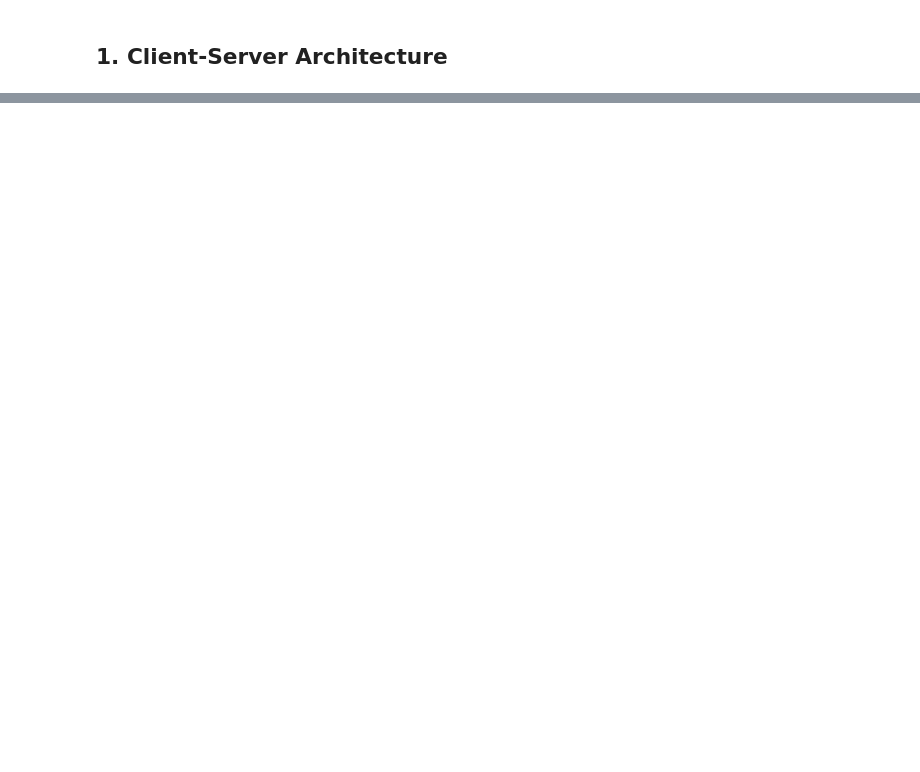
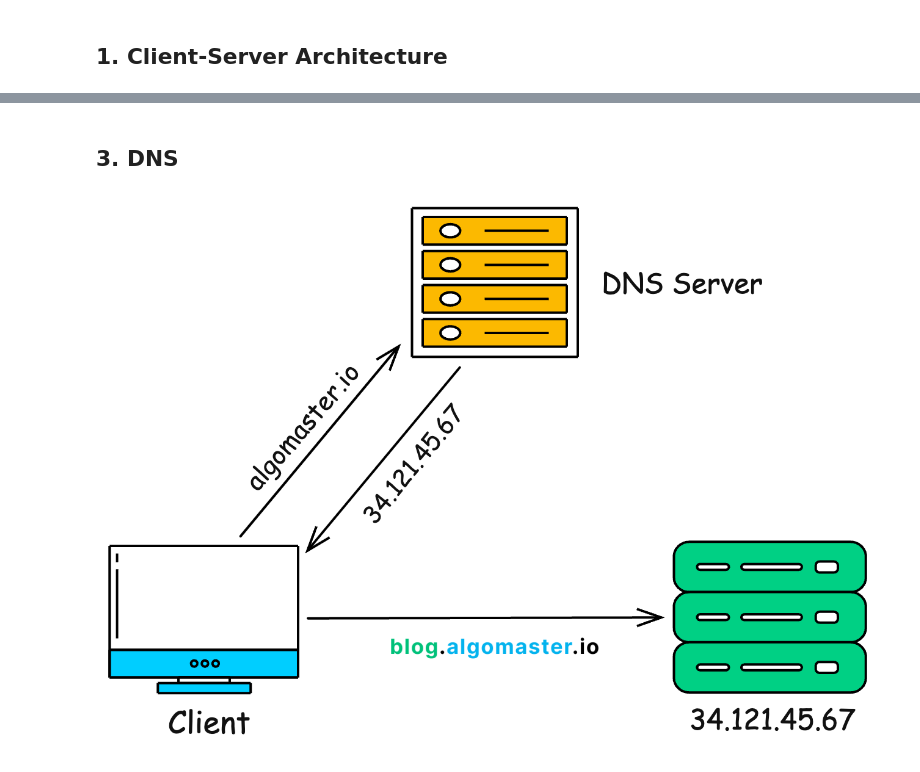
Before and after one commit to jain40470/System-Design, a Jupyter notebook: HLD/Basic/2 Basic Concepts.ipynb, the cells around one changed output, grey strips where cells are left out. Saved outputs shown, nothing was run; the diff lists cells and outputs as text; code cells hidden in the pictures; blank space fills up the shorter version.

```diff
--- a/HLD/Basic/2 Basic Concepts.ipynb
+++ b/HLD/Basic/2 Basic Concepts.ipynb
@@ -8,0 +49,6 @@ display(Image(filename='Utils/1.webp'))
+# %% [markdown]
+## 3. DNS
+# %%
+display(Image(filename='Utils/4.png'))
+# %% [output]
+[figure, added]
```
Also changed, not shown: parts of 46 cells of this notebook, 1 other file.
